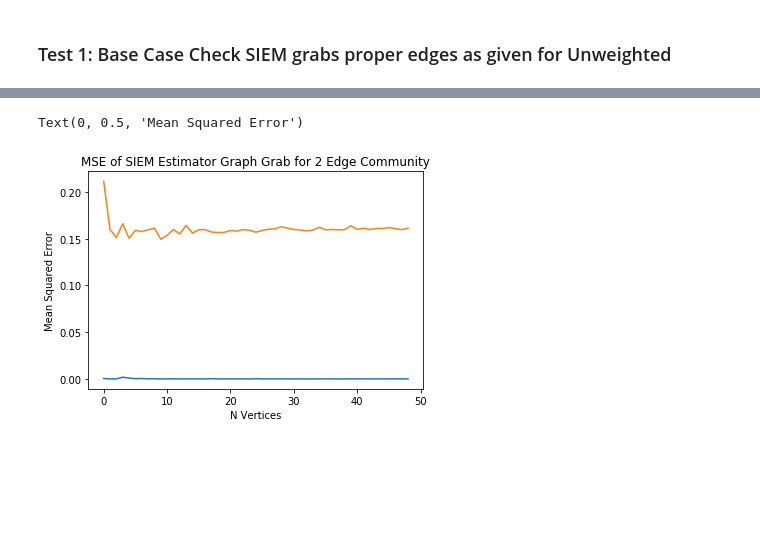
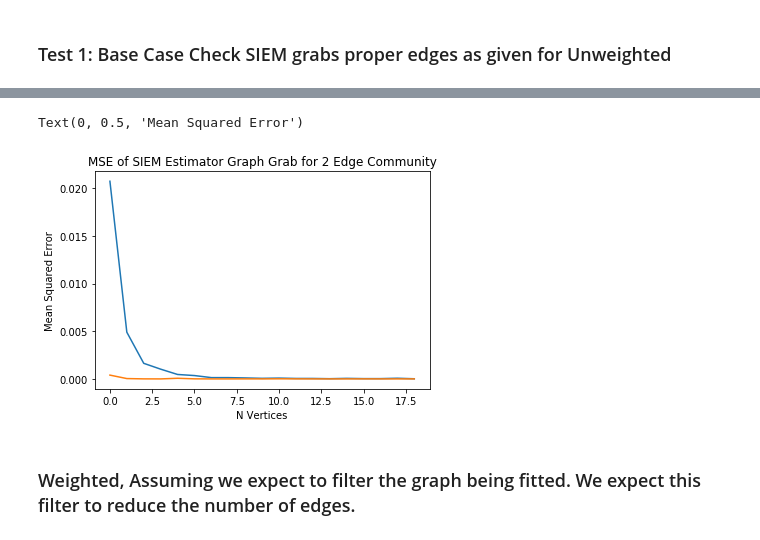
Before and after one commit to ebridge2/graspy, a Jupyter notebook: docs/tutorials/models/SIEM_Model_Notebook.ipynb, the cells around one changed output, grey strips where cells are left out. Saved outputs shown, nothing was run; the diff lists cells and outputs as text; code cells hidden in the pictures; blank space fills up the shorter version.

Commit message:
updated testing with higher sample, adding weighted example, and fixing MSE calculation

```diff
--- a/docs/tutorials/models/SIEM_Model_Notebook.ipynb
+++ b/docs/tutorials/models/SIEM_Model_Notebook.ipynb
@@ -513,15 +530,17 @@ Text(0, 0.5, 'Probability')
 # %%
 mse_p = (y_p - prob_p)**2
 
-mse_q = (y_q - prob_p)**2
+mse_q = (y_q - prob_q)**2
 
 plt.figure()
 
 plt.plot(mse_p)
 plt.plot(mse_q)
 plt.title('MSE of SIEM Estimator Graph Grab for 2 Edge Community')
 plt.xlabel('N Vertices')
 plt.ylabel('Mean Squared Error')
 # %% [output]
 Text(0, 0.5, 'Mean Squared Error')
-[figure, old version]
+[figure, new version]
+# %% [markdown]
+### Weighted, Assuming we expect to filter the graph being fitted. We expect this filter to reduce the number of edges.
```
Also changed, not shown: parts of 6 cells of this notebook.
